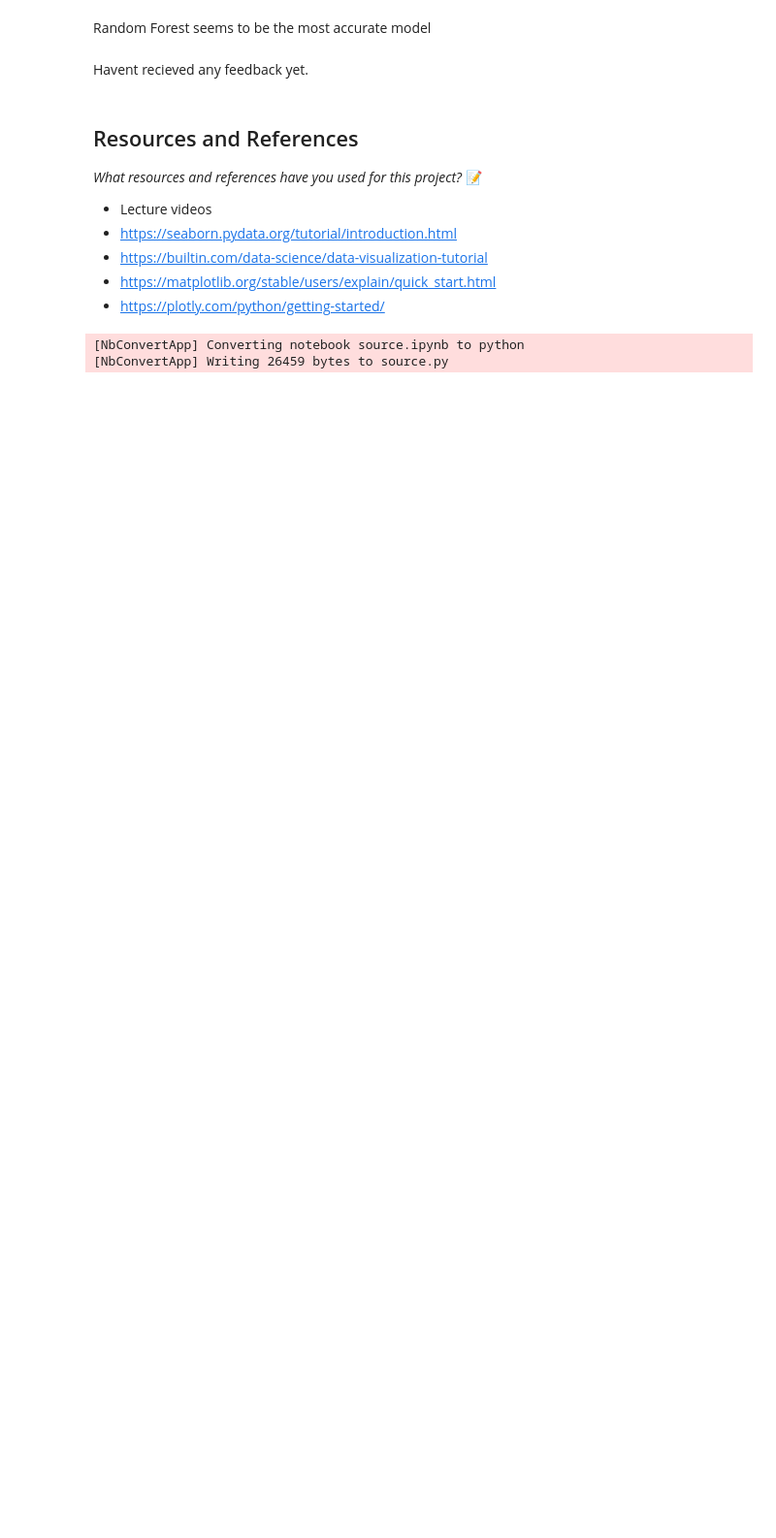
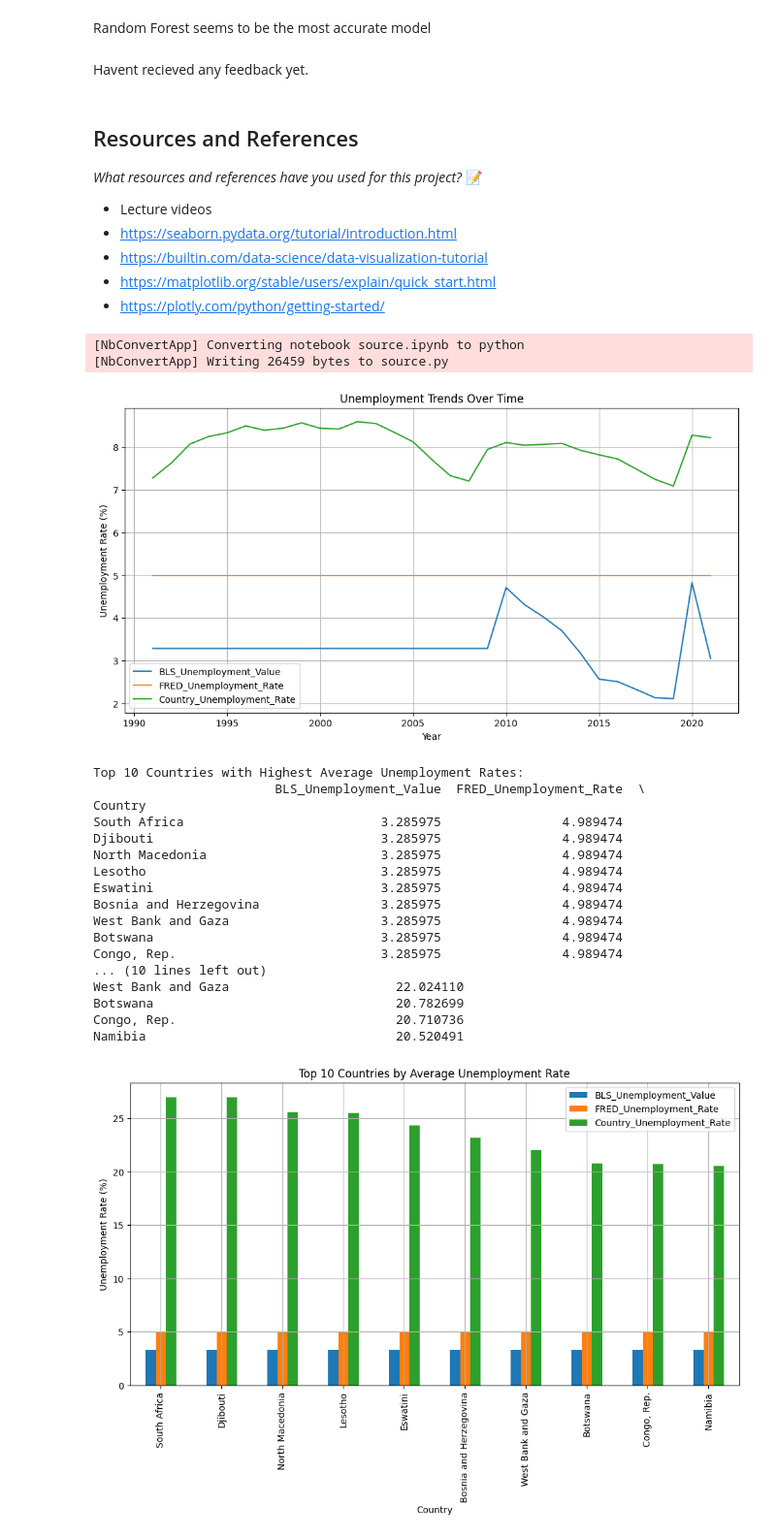
Before and after one commit to IT4063C-Fall24/final-project-SethOkai, a Jupyter notebook: source.ipynb, the cells around one changed output. Shown: that part at 97% size. Cells and saved outputs as stored; diff of their text form; code cells hidden in the pictures; blank space fills up the shorter version.

Commit message:
Finalized the Final Project

```diff
--- a/source.ipynb
+++ b/source.ipynb
@@ -606,3 +607,67 @@ Havent recieved any feedback yet.
 # %% [output]
 [NbConvertApp] Converting notebook source.ipynb to python
 [NbConvertApp] Writing 26459 bytes to source.py
+# %%
+import pandas as pd
+import matplotlib.pyplot as plt
+
+# Step 1: Ensure no missing values
+final_data.dropna(subset=['Country', 'Year', 'BLS_Unemployment_Value',
+                          'FRED_Unemployment_Rate', 'Country_Unemployment_Rate'], inplace=True)
+
+# Step 2: Convert 'Year' to integer (optional for better visuals)
+final_data['Year'] = final_data['Year'].astype(int)
+
+# Step 3: Analyze trends over time
+yearly_trends = final_data.groupby('Year')[['BLS_Unemployment_Value',
+                                            'FRED_Unemployment_Rate',
+                                            'Country_Unemployment_Rate']].mean()
+
+# Plot trends
+plt.figure(figsize=(12, 6))
+for col in yearly_trends.columns:
+    plt.plot(yearly_trends.index, yearly_trends[col], label=col)
+
+plt.title("Unemployment Trends Over Time")
+plt.xlabel("Year")
+plt.ylabel("Unemployment Rate (%)")
+plt.legend()
+plt.grid()
+plt.show()
+
+# Step 4: Compare across countries
+country_avg = final_data.groupby('Country')[['BLS_Unemployment_Value',
+                                             'FRED_Unemployment_Rate',
+                                             'Country_Unemployment_Rate']].mean()
+
+# Display top 10 countries with highest average unemployment
+top_countries = country_avg.sort_values(by='Country_Unemployment_Rate', ascending=False).head(10)
+print("\nTop 10 Countries with Highest Average Unemployment Rates:")
+print(top_countries)
+
+# Optional: Visualize country-level comparisons
+top_countries.plot(kind='bar', figsize=(12, 6))
+plt.title("Top 10 Countries by Average Unemployment Rate")
+plt.ylabel("Unemployment Rate (%)")
+plt.grid()
+plt.show()
+# %% [output]
+[figure, added]
+Top 10 Countries with Highest Average Unemployment Rates:
+                        BLS_Unemployment_Value  FRED_Unemployment_Rate  \
+Country
+South Africa                          3.285975                4.989474
+Djibouti                              3.285975                4.989474
+North Macedonia                       3.285975                4.989474
+Lesotho                               3.285975                4.989474
+Eswatini                              3.285975                4.989474
+Bosnia and Herzegovina                3.285975                4.989474
+West Bank and Gaza                    3.285975                4.989474
+Botswana                              3.285975                4.989474
+Congo, Rep.                           3.285975                4.989474
+... (10 lines left out)
+West Bank and Gaza                      22.024110
+Botswana                                20.782699
+Congo, Rep.                             20.710736
+Namibia                                 20.520491
+[figure, added]
```
Also changed, not shown: parts of 7 cells of this notebook.
